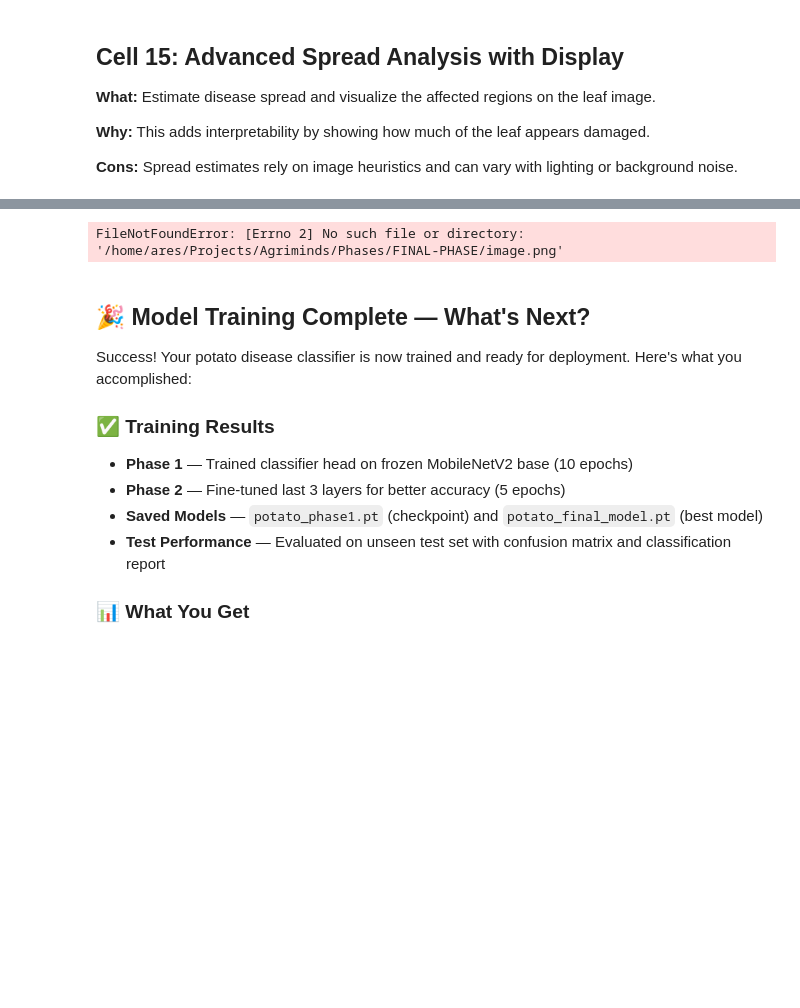
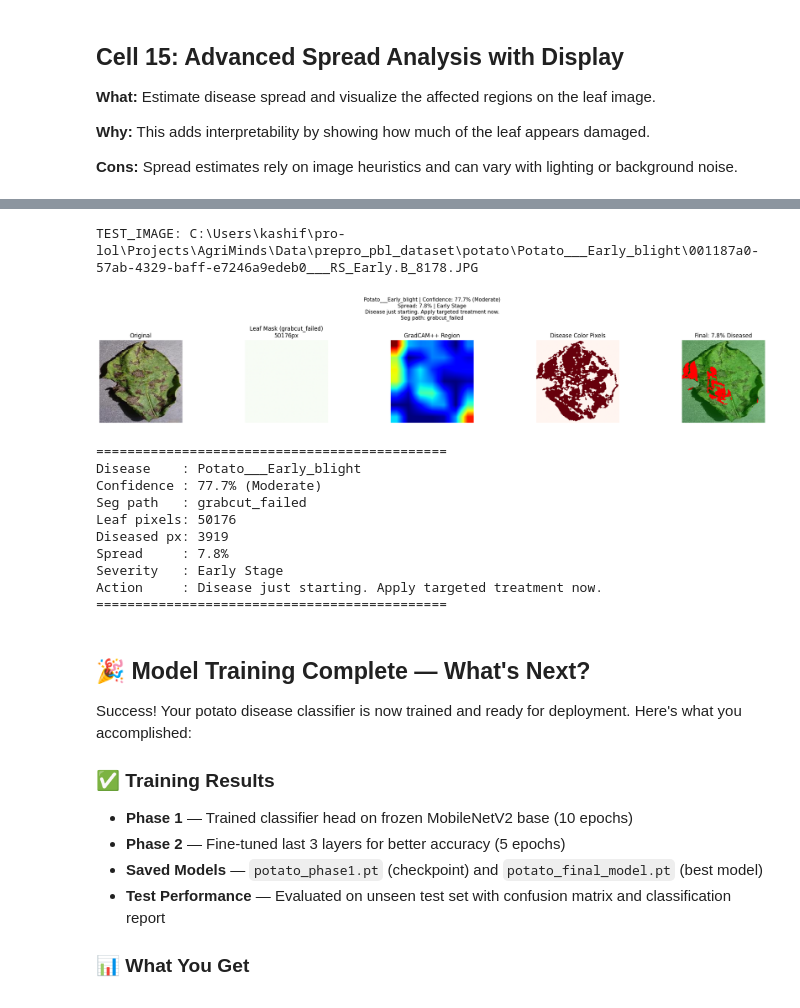
Before and after one commit to kasheww-nutt/AgriMinds, a Jupyter notebook: crops/Potato/potato_fixed.ipynb, the cells around one changed output, grey strips where cells are left out. Saved outputs shown, nothing was run; the diff lists cells and outputs as text; code cells hidden in the pictures; blank space fills up the shorter version.

```diff
--- a/crops/Potato/potato_fixed.ipynb
+++ b/crops/Potato/potato_fixed.ipynb
@@ -1042,12 +1081,27 @@ Action     : Disease just starting. Apply targeted treatment now.
 # %%
 # ── Cell 13: Advanced Spread Analysis with Display ────────────
 
-# ── Test it ───────────────────────────────────────────────────
-TEST_IMAGE = "/home/ares/Projects/Agriminds/Phases/FINAL-PHASE/image.png"  # change this
+# ── Test any current dataset image ────────────────────────────
+all_images = sorted(Path(DATASET_PATH).glob("*/*"))
+if not all_images:
+    raise FileNotFoundError(f"No test images found under {DATASET_PATH}")
 
+TEST_IMAGE = str(all_images[0])
+print(f"TEST_IMAGE: {TEST_IMAGE}")
 disease, confidence, spread_percent, severity = run_potato_inference(TEST_IMAGE)
 # %% [output]
-FileNotFoundError: [Errno 2] No such file or directory: '/home/ares/Projects/Agriminds/Phases/FINAL-PHASE/image.png'
+TEST_IMAGE: C:\Users\kashif\pro-lol\Projects\AgriMinds\Data\prepro_pbl_dataset\potato\Potato___Early_blight\001187a0-57ab-4329-baff-e7246a9edeb0___RS_Early.B_8178.JPG
+[figure, added]
+=============================================
+Disease    : Potato___Early_blight
+Confidence : 77.7% (Moderate)
+Seg path   : grabcut_failed
+Leaf pixels: 50176
+Diseased px: 3919
+Spread     : 7.8%
+Severity   : Early Stage
+Action     : Disease just starting. Apply targeted treatment now.
+=============================================
 # %% [markdown]
 ## 🎉 Model Training Complete — What's Next?
 
```
Also changed, not shown: parts of 8 cells of this notebook, 2 other files.
